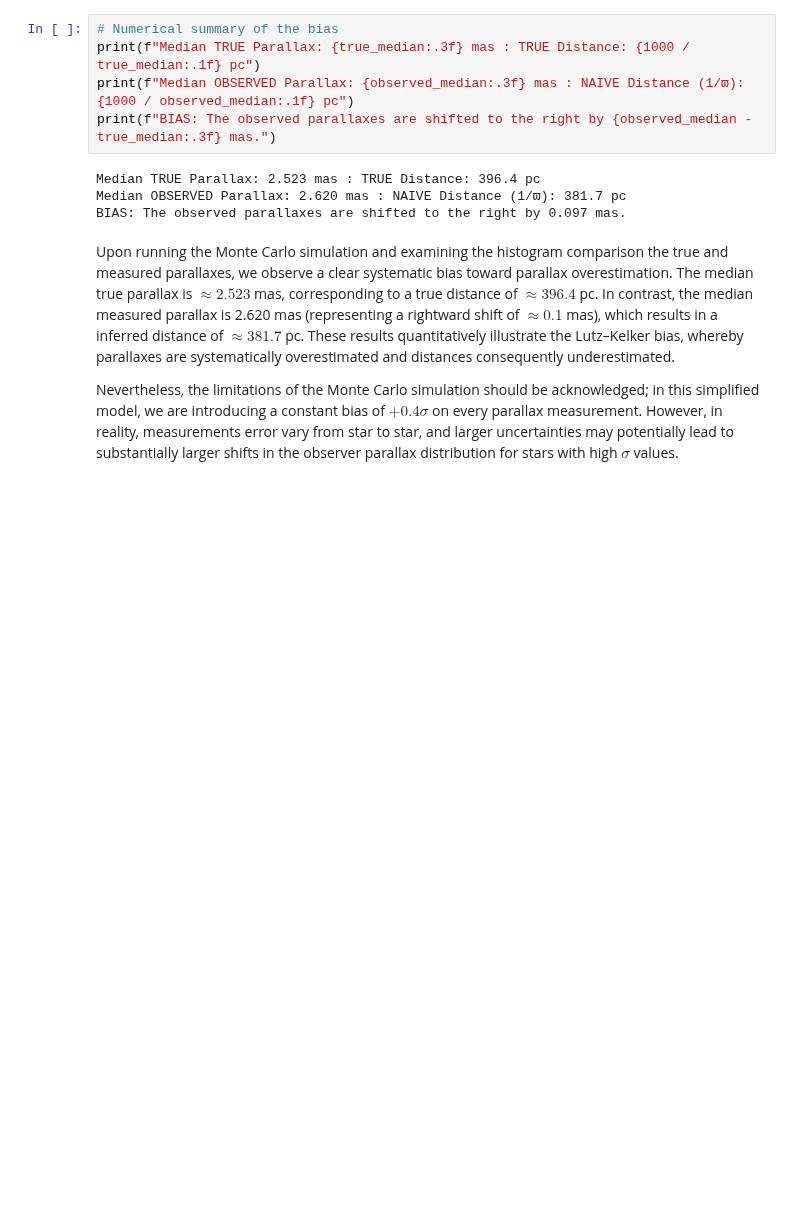
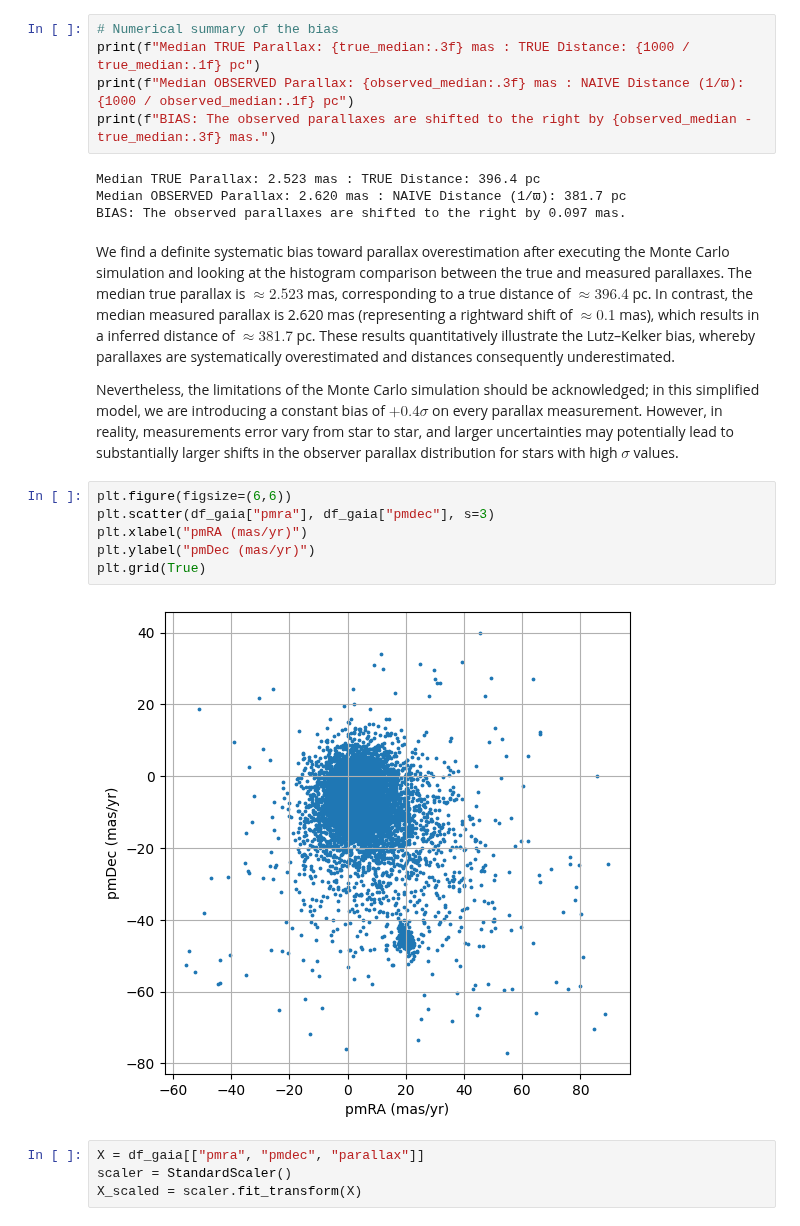
Before and after one commit to Paul0112/gaia-hr-diagram-bias, a Jupyter notebook: notebooks/gaia_hr_diagram_bias_I.ipynb, the cells around one changed output. Saved outputs shown, nothing was run; the diff lists cells and outputs as text; blank space fills up the shorter version.

```diff
--- a/notebooks/gaia_hr_diagram_bias_I.ipynb
+++ b/notebooks/gaia_hr_diagram_bias_I.ipynb
@@ -309,7 +329,19 @@ Median TRUE Parallax: 2.523 mas : TRUE Distance: 396.4 pc
 Median OBSERVED Parallax: 2.620 mas : NAIVE Distance (1/ϖ): 381.7 pc
 BIAS: The observed parallaxes are shifted to the right by 0.097 mas.
 # %% [markdown]
-Upon running the Monte Carlo simulation and examining the histogram comparison the true and measured parallaxes, we observe a clear systematic bias toward parallax overestimation. The median true parallax is $\approx 2.523$ mas, corresponding to a true distance of $\approx 396.4$ pc. In contrast, the median measured parallax is 2.620 mas (representing a rightward shift of $\approx 0.1$ mas), which results in a inferred distance of $\approx 381.7$ pc. These results quantitatively illustrate the Lutz–Kelker bias, whereby parallaxes are systematically overestimated and distances consequently underestimated.
+We find a definite systematic bias toward parallax overestimation after executing the Monte Carlo simulation and looking at the histogram comparison between the true and measured parallaxes. The median true parallax is $\approx 2.523$ mas, corresponding to a true distance of $\approx 396.4$ pc. In contrast, the median measured parallax is 2.620 mas (representing a rightward shift of $\approx 0.1$ mas), which results in a inferred distance of $\approx 381.7$ pc. These results quantitatively illustrate the Lutz–Kelker bias, whereby parallaxes are systematically overestimated and distances consequently underestimated.
 
 
 Nevertheless, the limitations of the Monte Carlo simulation should be acknowledged; in this simplified model, we are introducing a constant bias of $+0.4\sigma$ on every parallax measurement. However, in reality, measurements error vary from star to star, and larger uncertainties may potentially lead to substantially larger shifts in the observer parallax distribution for stars with high $\sigma$ values.
+# %%
+plt.figure(figsize=(6,6))
+plt.scatter(df_gaia["pmra"], df_gaia["pmdec"], s=3)
+plt.xlabel("pmRA (mas/yr)")
+plt.ylabel("pmDec (mas/yr)")
+plt.grid(True)
+# %% [output]
+[figure, added]
+# %%
+X = df_gaia[["pmra", "pmdec", "parallax"]]
+scaler = StandardScaler()
+X_scaled = scaler.fit_transform(X)
```
Also changed, not shown: parts of 10 cells of this notebook, 6 other files.
